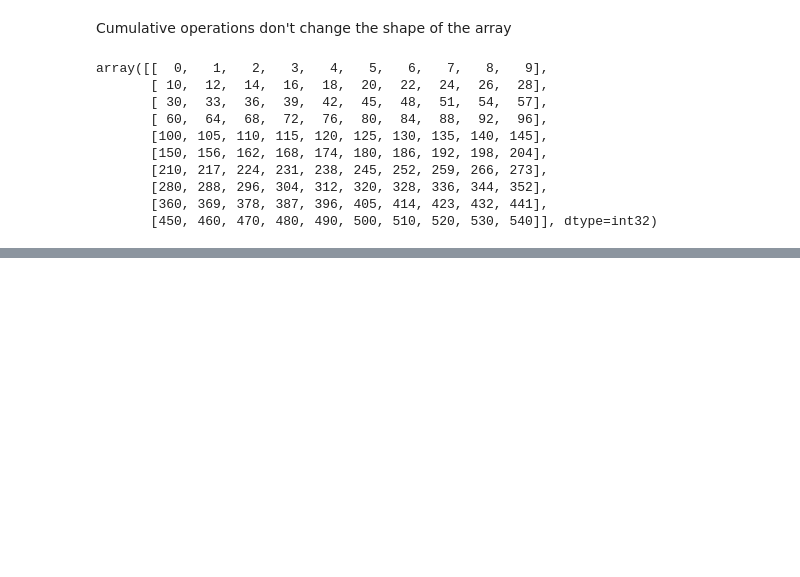
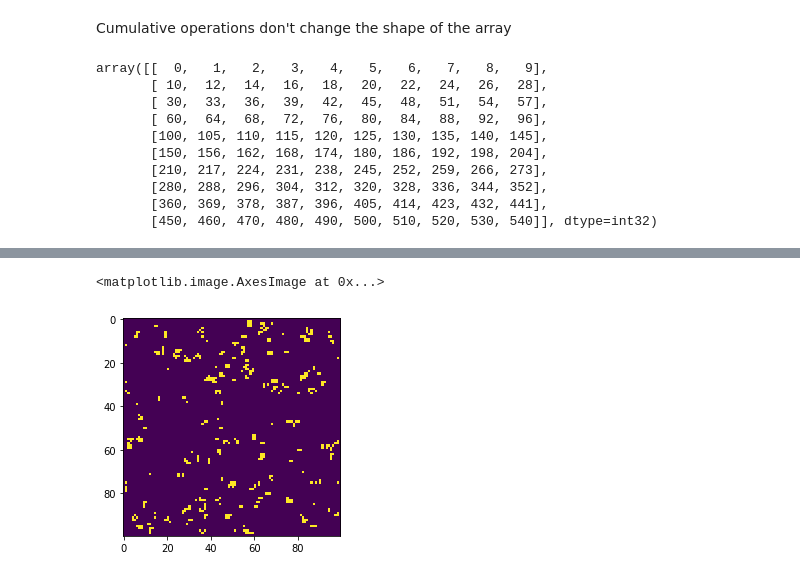
Before and after one commit to angelacpd/Scientific_Python, a Jupyter notebook: Lecture_3.ipynb, the cells around one changed output, grey strips where cells are left out. Saved outputs shown, nothing was run; the diff lists cells and outputs as text; code cells hidden in the pictures; blank space fills up the shorter version.

```diff
--- a/Lecture_3.ipynb
+++ b/Lecture_3.ipynb
@@ -857,0 +942,13 @@ array([[  0,   1,   2,   3,   4,   5,   6,   7,   8,   9],
+# %%
+count =\
+X[:-2,:-2] + X[:-2,1:-1] + X[:-2,2::] +\
+X[1:-1,:-2] +              X[1:-1,2:] +\
+X[2:,:-2] + X[2:,1:-1] +   X[2:,2:]
+
+newX = ((count==3) & (X[1:-1,1:-1]==0)) | (((count==3)|(count==2)) & (X[1:-1,1:-1]==1))
+X[:]=0
+X[1:-1,1:-1] = newX
+plt.imshow(X)
+# %% [output]
+<matplotlib.image.AxesImage at 0x...>
+[figure, added]
```
Also changed, not shown: parts of 12 cells of this notebook.
